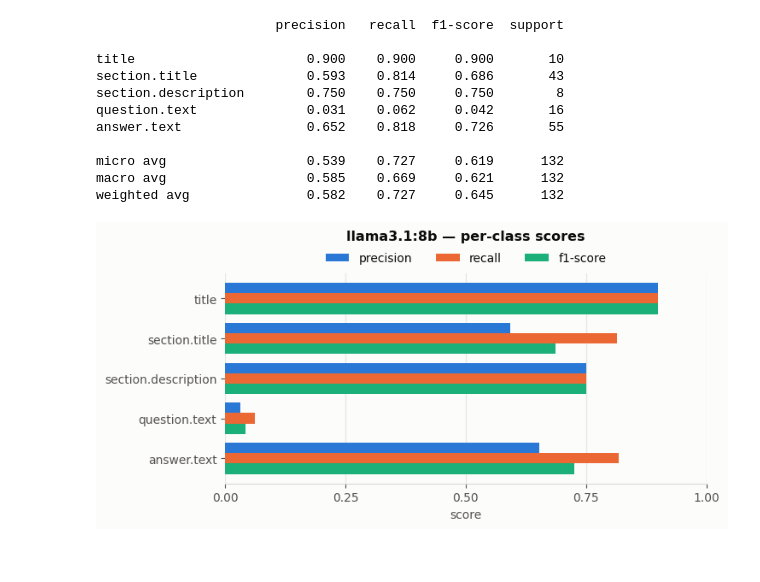
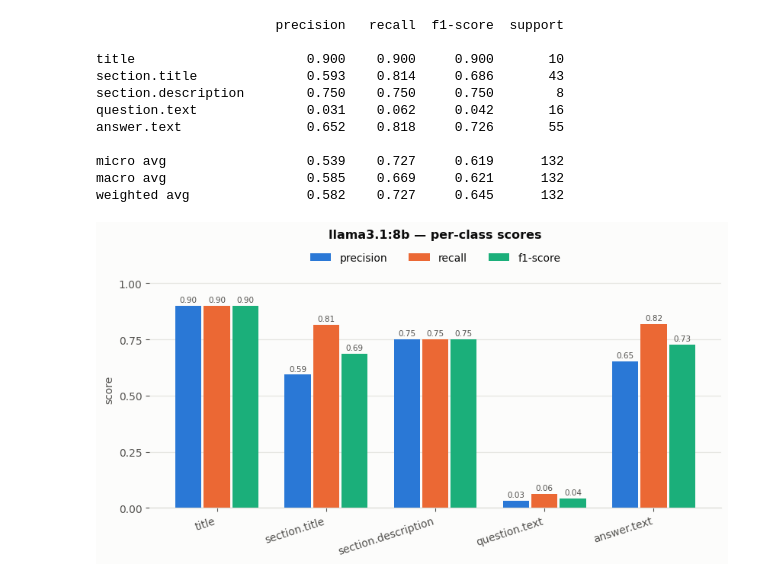
Before and after one commit to fairdataihub/dmpbridge, a Jupyter notebook: notebooks/1-llama31-8b-results-pdfplumber.ipynb, the cells around one changed output. Drawn from its saved outputs; the diff is of its cells as text; code cells hidden in the pictures.

```diff
--- a/notebooks/1-llama31-8b-results-pdfplumber.ipynb
+++ b/notebooks/1-llama31-8b-results-pdfplumber.ipynb
@@ -141,31 +141,35 @@ micro avg                  0.539    0.727     0.619      132
 macro avg                  0.585    0.669     0.621      132
 weighted avg               0.582    0.727     0.645      132
 # %%
-fig, ax = plt.subplots(figsize=(7.5, 3.7))
-y = np.arange(len(per_class))
-h = 0.26
+fig, ax = plt.subplots(figsize=(8.4, 4.6))
+x = np.arange(len(per_class))
+w = 0.26
+
 for k, (col, colour) in enumerate((('precision', PRECISION),
                                    ('recall', RECALL),
                                    ('f1', F1))):
-    ax.barh(y + (k - 1) * h, per_class[col], height=h,
-            color=colour, label=col if col != 'f1' else 'f1-score')
-ax.set_yticks(y)
-ax.set_yticklabels(per_class.index)
-ax.set_xlim(0, 1)
-ax.set_xlabel('score')
-ax.invert_yaxis()
-ax.set_xticks([0, 0.25, 0.5, 0.75, 1.0])
-ax.legend(ncol=3, loc='lower center', bbox_to_anchor=(0.5, 1.02),
+    bars = ax.bar(x + (k - 1) * w, per_class[col], width=w - 0.02,
+                  color=colour, label=col if col != 'f1' else 'f1-score')
+    # Values sit above the bars: 15 bars are too many to read off the axis,
+    # and the axis is what the eye uses for comparison instead.
+    ax.bar_label(bars, fmt='%.2f', padding=2, fontsize=7.5, color=MUTED)
+
+ax.set_xticks(x)
+ax.set_xticklabels(per_class.index, rotation=18, ha='right')
+ax.set_ylim(0, 1.06)
+ax.set_yticks([0, 0.25, 0.5, 0.75, 1.0])
+ax.set_ylabel('score')
+ax.legend(ncol=3, loc='lower center', bbox_to_anchor=(0.5, 1.01),
           borderaxespad=0)
-ax.set_title(f'{MODEL} — per-class scores', pad=28)
-ax.grid(axis='x', color=GRID, linewidth=0.9)
+ax.set_title(f'{MODEL} — per-class scores', pad=30)
+ax.grid(axis='y', color=GRID, linewidth=0.9)
 ax.set_axisbelow(True)
 for side in ('top', 'right', 'left'):
     ax.spines[side].set_visible(False)
 plt.tight_layout()
 plt.show()
 # %% [output]
-[figure, old version]
+[figure, new version]
 # %% [markdown]
 ## 3. Confusion matrix
 
```
Also changed, not shown: parts of 2 cells of this notebook.
